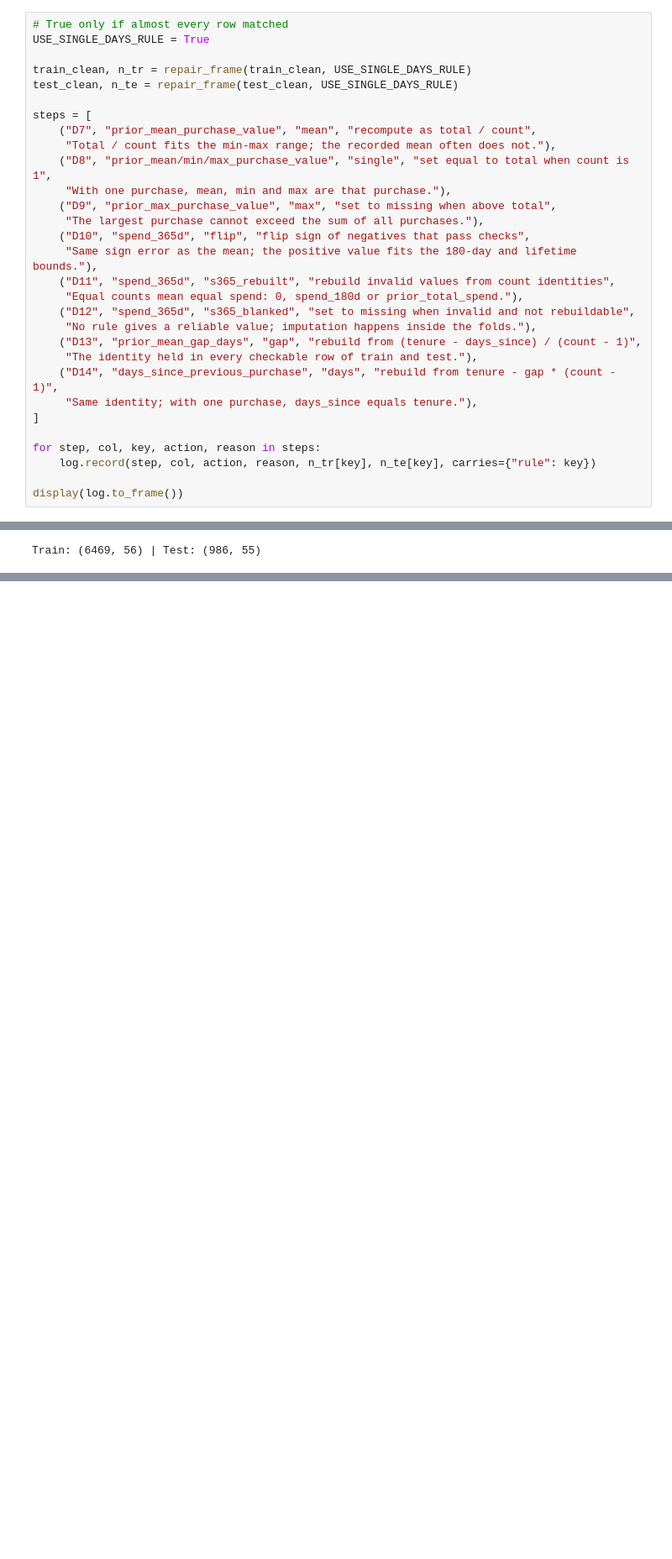
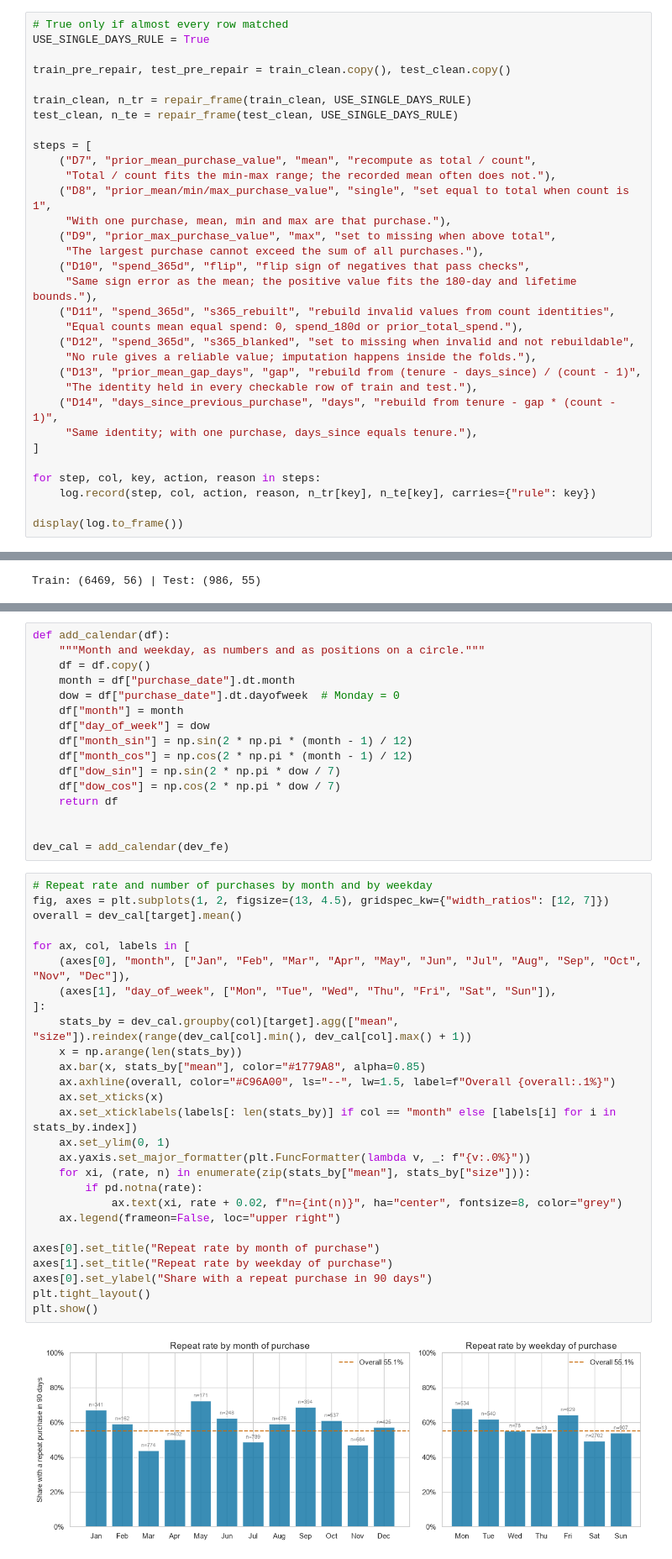
Before and after one commit to PedroHSantos20/ml-repeat-purchase, a Jupyter notebook: notebooks/02_preprocessing.ipynb, the cells around one changed output, grey strips where cells are left out. Shown at 84% size. Drawn from its saved outputs; the diff is of its cells as text; blank space fills up the shorter version.

```diff
--- a/notebooks/02_preprocessing.ipynb
+++ b/notebooks/02_preprocessing.ipynb
@@ -785,6 +795,8 @@ The same function runs on train and test, and each step goes into the log with t
 # %%
 # True only if almost every row matched
 USE_SINGLE_DAYS_RULE = True
+
+train_pre_repair, test_pre_repair = train_clean.copy(), test_clean.copy()
 
 train_clean, n_tr = repair_frame(train_clean, USE_SINGLE_DAYS_RULE)
 test_clean, n_te = repair_frame(test_clean, USE_SINGLE_DAYS_RULE)
@@ -923,0 +2142,45 @@ for name, df in [("train", train_clean), ("test", test_clean)]:
+# %%
+def add_calendar(df):
+    """Month and weekday, as numbers and as positions on a circle."""
+    df = df.copy()
+    month = df["purchase_date"].dt.month
+    dow = df["purchase_date"].dt.dayofweek  # Monday = 0
+    df["month"] = month
+    df["day_of_week"] = dow
+    df["month_sin"] = np.sin(2 * np.pi * (month - 1) / 12)
+    df["month_cos"] = np.cos(2 * np.pi * (month - 1) / 12)
+    df["dow_sin"] = np.sin(2 * np.pi * dow / 7)
+    df["dow_cos"] = np.cos(2 * np.pi * dow / 7)
+    return df
+
+
+dev_cal = add_calendar(dev_fe)
+# %%
+# Repeat rate and number of purchases by month and by weekday
+fig, axes = plt.subplots(1, 2, figsize=(13, 4.5), gridspec_kw={"width_ratios": [12, 7]})
+overall = dev_cal[target].mean()
+
+for ax, col, labels in [
+    (axes[0], "month", ["Jan", "Feb", "Mar", "Apr", "May", "Jun", "Jul", "Aug", "Sep", "Oct", "Nov", "Dec"]),
+    (axes[1], "day_of_week", ["Mon", "Tue", "Wed", "Thu", "Fri", "Sat", "Sun"]),
+]:
+    stats_by = dev_cal.groupby(col)[target].agg(["mean", "size"]).reindex(range(dev_cal[col].min(), dev_cal[col].max() + 1))
+    x = np.arange(len(stats_by))
+    ax.bar(x, stats_by["mean"], color="#1779A8", alpha=0.85)
+    ax.axhline(overall, color="#C96A00", ls="--", lw=1.5, label=f"Overall {overall:.1%}")
+    ax.set_xticks(x)
+    ax.set_xticklabels(labels[: len(stats_by)] if col == "month" else [labels[i] for i in stats_by.index])
+    ax.set_ylim(0, 1)
+    ax.yaxis.set_major_formatter(plt.FuncFormatter(lambda v, _: f"{v:.0%}"))
+    for xi, (rate, n) in enumerate(zip(stats_by["mean"], stats_by["size"])):
+        if pd.notna(rate):
+            ax.text(xi, rate + 0.02, f"n={int(n)}", ha="center", fontsize=8, color="grey")
+    ax.legend(frameon=False, loc="upper right")
+
+axes[0].set_title("Repeat rate by month of purchase")
+axes[1].set_title("Repeat rate by weekday of purchase")
+axes[0].set_ylabel("Share with a repeat purchase in 90 days")
+plt.tight_layout()
+plt.show()
+# %% [output]
+[figure, added]
```
Also changed, not shown: parts of 60 cells of this notebook, 2 other files.
